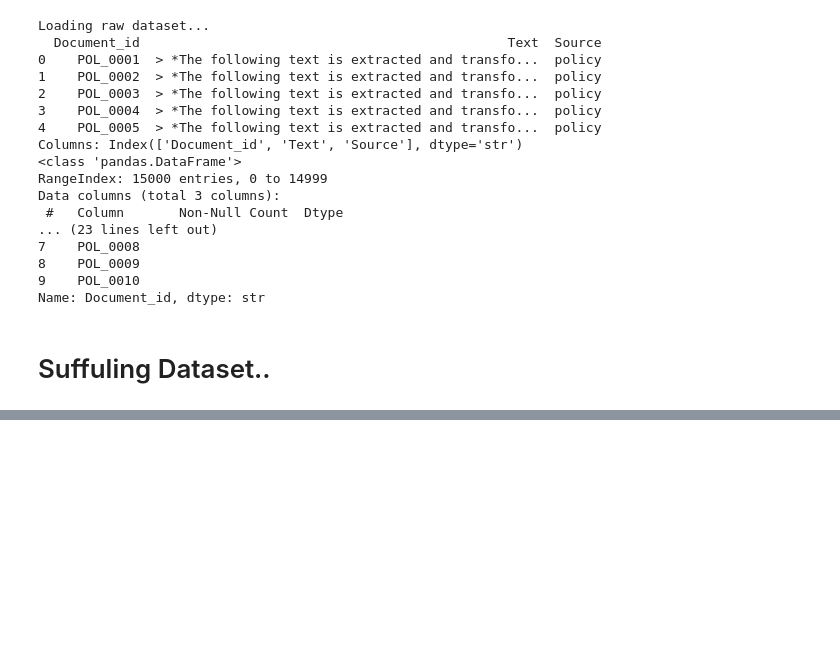
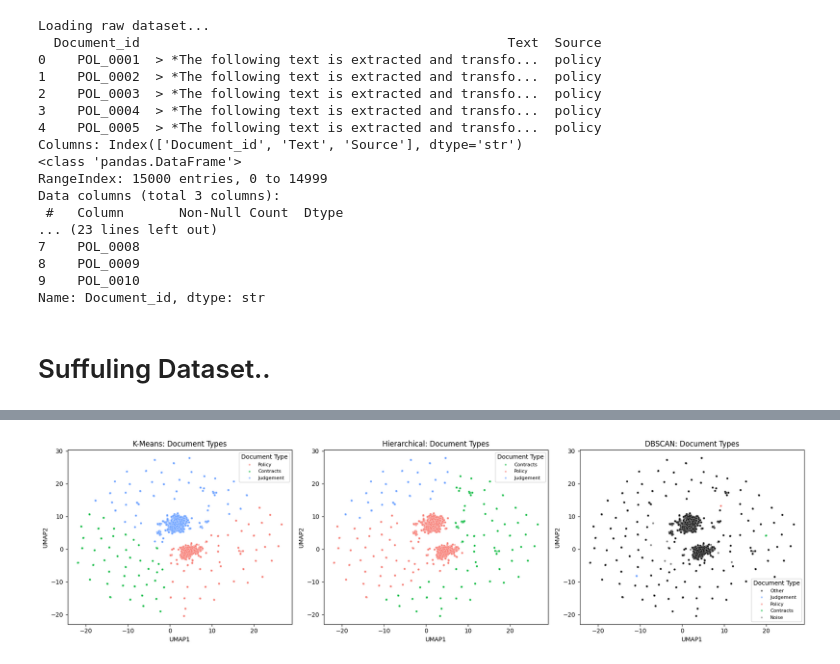
Before and after one commit to jannatunnesajerin/Unsupervised-NLP-code, a Jupyter notebook: Workd Data science/paperwork unsupervised/tfidf.ipynb, the cells around one changed output, grey strips where cells are left out. Cells and saved outputs as stored; diff of their text form; code cells hidden in the pictures; blank space fills up the shorter version.

```diff
--- a/Workd Data science/paperwork unsupervised/tfidf.ipynb
+++ b/Workd Data science/paperwork unsupervised/tfidf.ipynb
@@ -78,0 +380,91 @@ df_model.to_excel("dataset_without_source.xlsx", index=False)"""
+# %%
+import matplotlib.pyplot as plt
+import seaborn as sns
+
+# Standardize labels
+label_mapping = {
+    "contracts": "Contracts",
+    "contract": "Contracts",
+
+    "policy": "Policy",
+    "policies": "Policy",
+
+    "case": "Judgement",
+    "judgement": "Judgement",
+    "judgment": "Judgement",
+
+    "other": "Other",
+    "noise": "Noise"
+}
+
+# Apply mapping to all clustering result columns
+for col in ["DocType_KMeans", "DocType_HC", "DocType_DBSCAN"]:
+    umap_df[col] = (
+        umap_df[col]
+        .astype(str)
+        .str.strip()
+        .str.lower()
+        .map(label_mapping)
+        .fillna("Other")
+    )
+
+# Consistent colors
+color_dict = {
+    "Contracts": "#00BA38",   # Green
+    "Judgement": "#619CFF",   # Blue
+    "Policy": "#F8766D",      # Red
+    "Noise": "grey",
+    "Other": "black"
+}
+
+# Create plots
+fig, axes = plt.subplots(1, 3, figsize=(18, 5))
+
+# K-Means
+sns.scatterplot(
+    data=umap_df,
+    x="UMAP1",
+    y="UMAP2",
+    hue="DocType_KMeans",
+    palette=color_dict,
+    alpha=0.6,
+    s=10,
+    ax=axes[0]
+)
+axes[0].set_title("K-Means: Document Types")
+
+# Hierarchical Clustering
+sns.scatterplot(
+    data=umap_df,
+    x="UMAP1",
+    y="UMAP2",
+    hue="DocType_HC",
+    palette=color_dict,
+    alpha=0.6,
+    s=10,
+    ax=axes[1]
+)
+axes[1].set_title("Hierarchical: Document Types")
+
+# DBSCAN
+sns.scatterplot(
+    data=umap_df,
+    x="UMAP1",
+    y="UMAP2",
+    hue="DocType_DBSCAN",
+    palette=color_dict,
+    alpha=0.6,
+    s=10,
+    ax=axes[2]
+)
+axes[2].set_title("DBSCAN: Document Types")
+
+# Clean legends
+for ax in axes:
+    ax.legend(title="Document Type", fontsize=8)
+    ax.grid(False)
+
+plt.tight_layout()
+plt.show()
+# %% [output]
+[figure, added]
```
Also changed, not shown: parts of 23 cells of this notebook.
